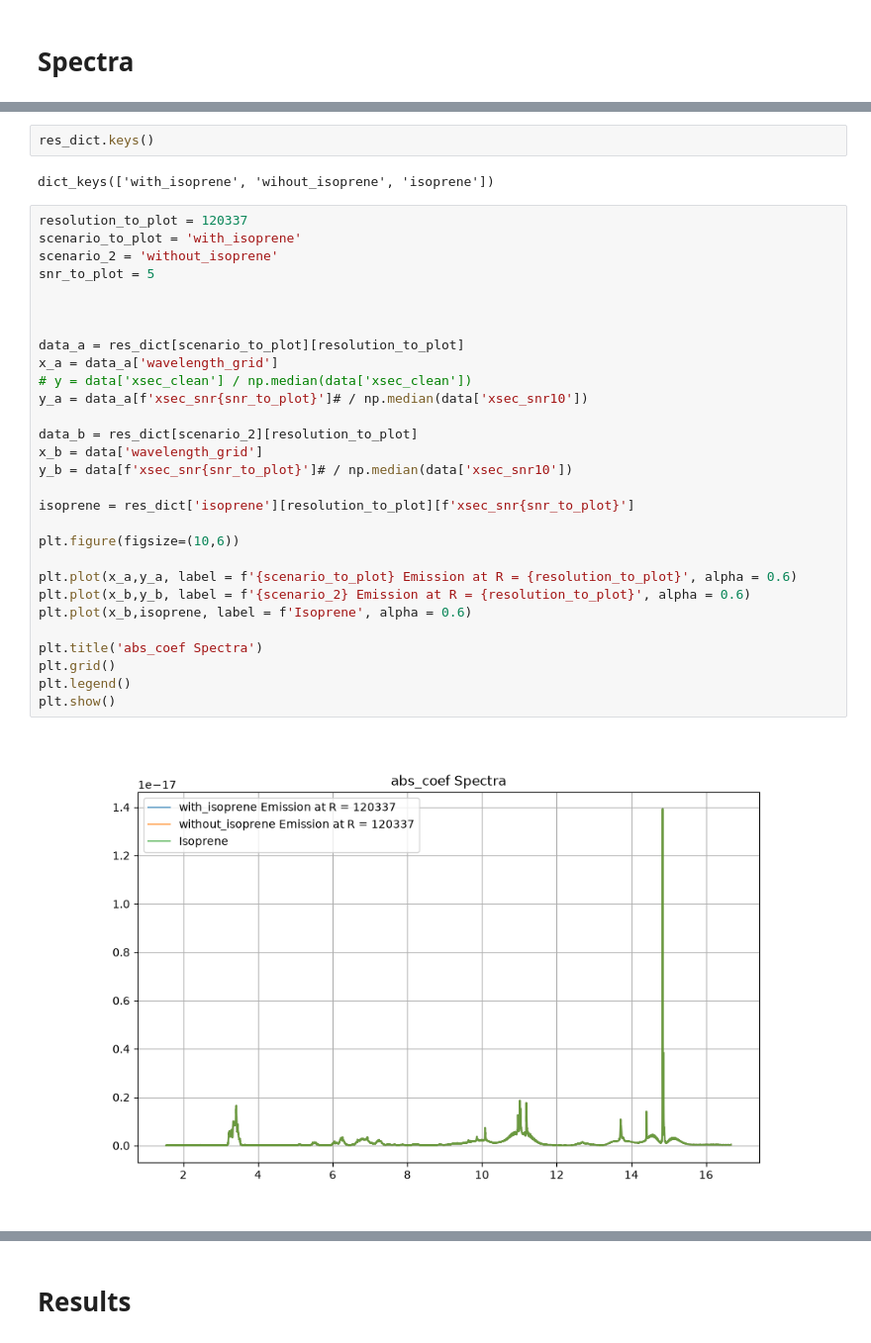
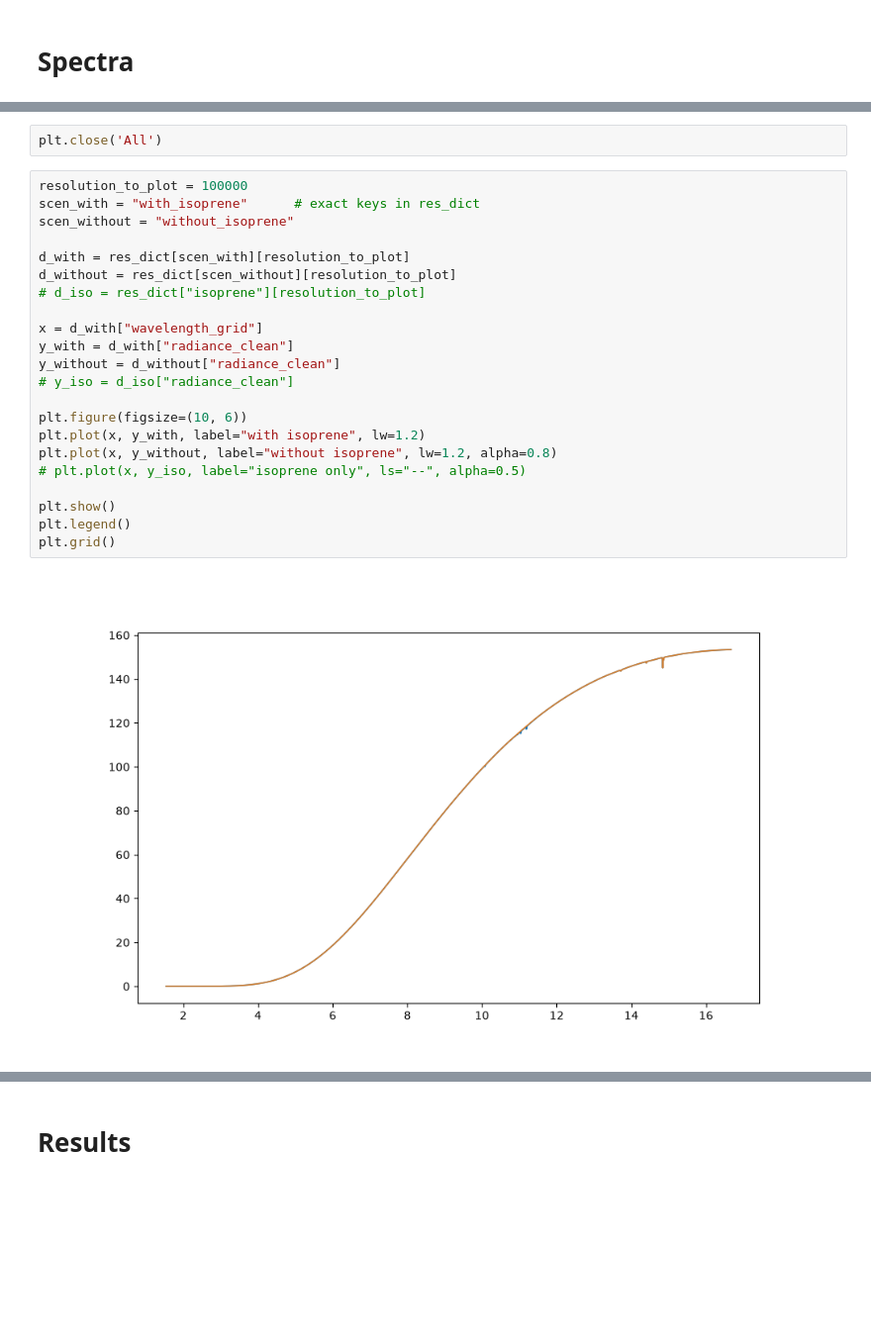
Before and after one commit to zanecollins/sgl_science_case, a Jupyter notebook: sgl_science_case/notebooks/hitran_xsc.ipynb, the cells around one changed output, grey strips where cells are left out. Shown at 99% size. Saved outputs shown, nothing was run; the diff lists cells and outputs as text; blank space fills up the shorter version.

Commit message:
Feat: Thermal emission model

```diff
--- a/sgl_science_case/notebooks/hitran_xsc.ipynb
+++ b/sgl_science_case/notebooks/hitran_xsc.ipynb
@@ -329,35 +335,26 @@ with open(f'{data_path}/{file_a}', 'rb') as f:
-# %%
-res_dict.keys()
-# %% [output]
-dict_keys(['with_isoprene', 'wihout_isoprene', 'isoprene'])
+# %%
+plt.close('All')
 # %%
-resolution_to_plot = 120337
-scenario_to_plot = 'with_isoprene'
-scenario_2 = 'without_isoprene'
-snr_to_plot = 5
+resolution_to_plot = 100000
+scen_with = "with_isoprene"      # exact keys in res_dict
+scen_without = "without_isoprene"
 
+d_with = res_dict[scen_with][resolution_to_plot]
+d_without = res_dict[scen_without][resolution_to_plot]
+# d_iso = res_dict["isoprene"][resolution_to_plot]
 
+x = d_with["wavelength_grid"]
+y_with = d_with["radiance_clean"]
+y_without = d_without["radiance_clean"]
+# y_iso = d_iso["radiance_clean"]
 
-data_a = res_dict[scenario_to_plot][resolution_to_plot]
-x_a = data_a['wavelength_grid']
-# y = data['xsec_clean'] / np.median(data['xsec_clean'])
-y_a = data_a[f'xsec_snr{snr_to_plot}']# / np.median(data['xsec_snr10'])
+plt.figure(figsize=(10, 6))
+plt.plot(x, y_with, label="with isoprene", lw=1.2)
+plt.plot(x, y_without, label="without isoprene", lw=1.2, alpha=0.8)
+# plt.plot(x, y_iso, label="isoprene only", ls="--", alpha=0.5)
 
-data_b = res_dict[scenario_2][resolution_to_plot]
-x_b = data['wavelength_grid']
-y_b = data[f'xsec_snr{snr_to_plot}']# / np.median(data['xsec_snr10'])
-
-isoprene = res_dict['isoprene'][resolution_to_plot][f'xsec_snr{snr_to_plot}']
-
-plt.figure(figsize=(10,6))
-
-plt.plot(x_a,y_a, label = f'{scenario_to_plot} Emission at R = {resolution_to_plot}', alpha = 0.6)
-plt.plot(x_b,y_b, label = f'{scenario_2} Emission at R = {resolution_to_plot}', alpha = 0.6)
-plt.plot(x_b,isoprene, label = f'Isoprene', alpha = 0.6)
-
-plt.title('abs_coef Spectra')
+plt.show()
+plt.legend()
 plt.grid()
-plt.legend()
-plt.show()
 # %% [output]
-[figure, old version]
+[figure, new version]
```
Also changed, not shown: parts of 4 cells of this notebook, 3 other files.
